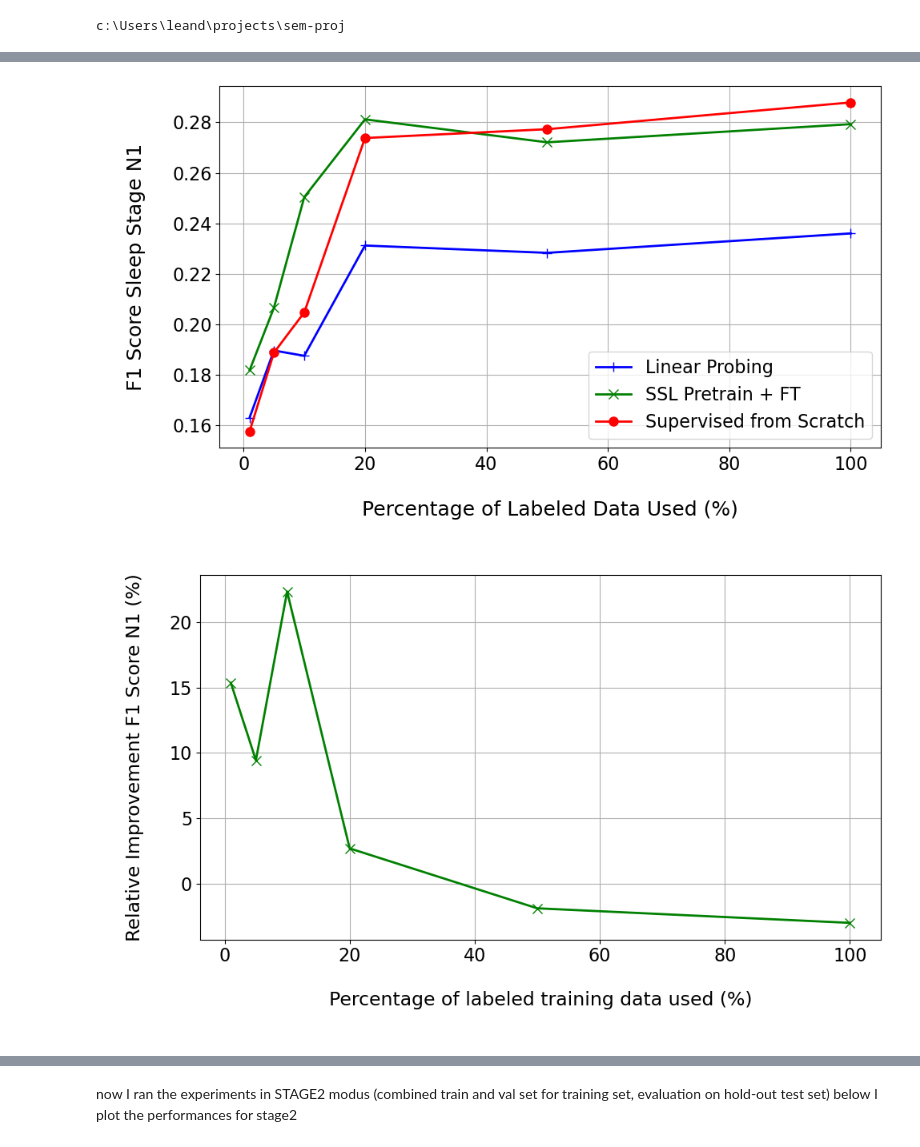
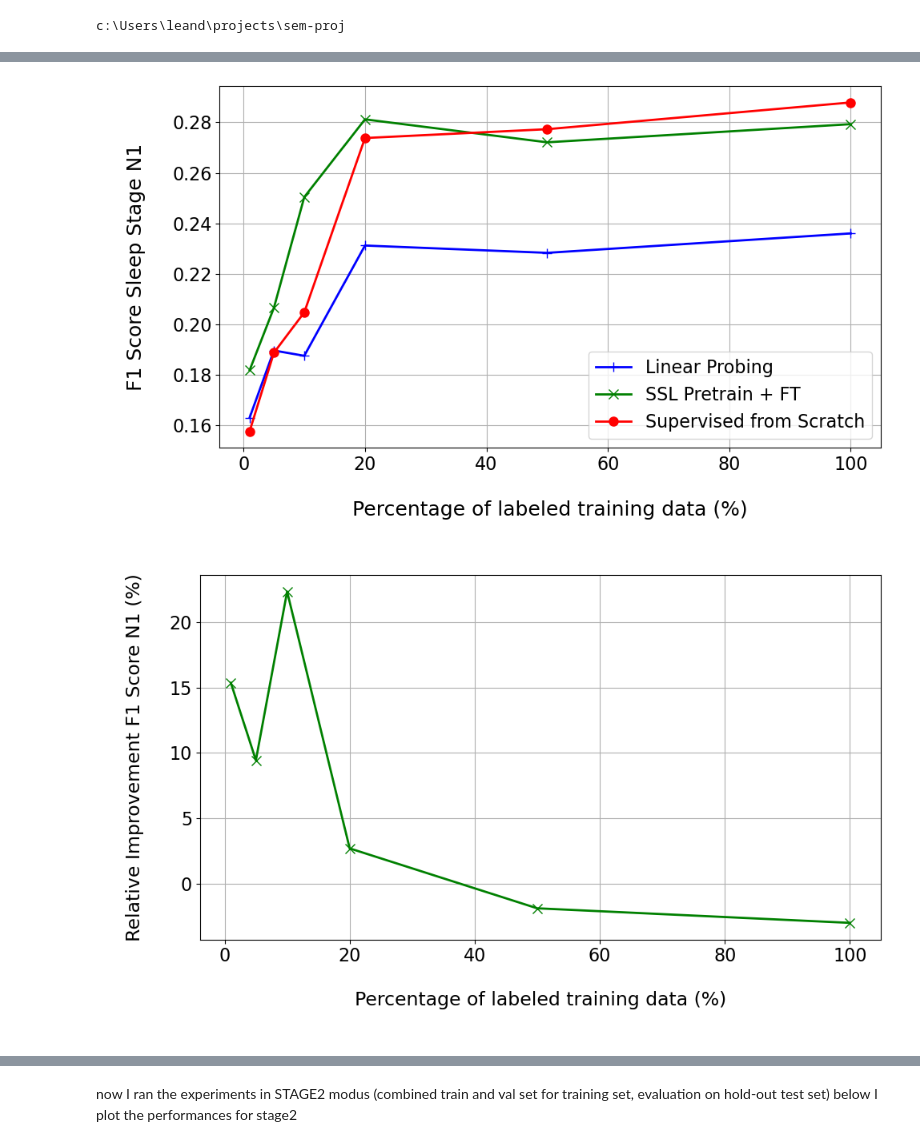
Before and after one commit to leandandre/sem-proj, a Jupyter notebook: scripts/plot_lin-probe_vs_finetuned_vs_fullysuperv-endtoend.ipynb, the cells around one changed output, grey strips where cells are left out. Drawn from its saved outputs; the diff is of its cells as text; code cells hidden in the pictures.

```diff
--- a/scripts/plot_lin-probe_vs_finetuned_vs_fullysuperv-endtoend.ipynb
+++ b/scripts/plot_lin-probe_vs_finetuned_vs_fullysuperv-endtoend.ipynb
@@ -66,37 +66,37 @@ n1_finetuned = [0.1818, 0.2065, 0.2504, 0.2812, 0.2721, 0.2793]
 n1_fullysuperv = [0.1576, 0.1887, 0.2047, 0.2738, 0.2773, 0.2879]
 
 plt.figure(figsize=(10, 6))
 plt.plot(p, n1_linprobe, marker='+', linewidth=2, markersize=8, label='Linear Probing', color='blue')
 plt.plot(p, n1_finetuned, marker='x', linewidth=2, markersize=8, label='SSL Pretrain + FT', color='green')
 plt.plot(p, n1_fullysuperv, marker='o', linewidth=2, markersize=8, label='Supervised from Scratch', color='red')
-plt.xlabel('\nPercentage of Labeled Data Used (%)\n', fontsize=18)
+plt.xlabel('\nPercentage of labeled training data (%)\n', fontsize=18)
 plt.ylabel('\nF1 Score Sleep Stage N1\n', fontsize=18)
 # plt.title('Linear Probing vs. SSL Fine-Tuning vs. Fully-Supervised End-to-End\n', fontsize=18)
 plt.legend(fontsize=16)
 plt.tick_params(axis='both', labelsize=16)
 plt.tight_layout()
 plt.grid(True)
 # plt.show()
 plt.savefig(TARGET_DIR / 'lin-probe_vs_finetuned_vs_fullysupervised_n1_stage1.pdf', dpi=300, bbox_inches='tight')
 
 # relative improvement plot for N1 STAGE1
 p = [0.01, 0.05, 0.1, 0.2, 0.5, 1.0]
 p = [x * 100 for x in p]  # convert to percentage
 rel_impr_finetuned_n1 =[]
 for fine, fully in zip(n1_finetuned, n1_fullysuperv):
     rel_impr_finetuned_n1.append((fine - fully) / fully * 100)
 plt.figure(figsize=(10, 6))
 plt.plot(p, rel_impr_finetuned_n1, marker='x', linewidth=2, markersize=8, color='green')
-plt.xlabel('\nPercentage of labeled training data used (%)\n', fontsize=17)
+plt.xlabel('\nPercentage of labeled training data (%)\n', fontsize=17)
 plt.ylabel('\nRelative Improvement F1 Score N1 (%)\n', fontsize=17)
 plt.tick_params(axis='both', labelsize=16)
 plt.tight_layout()
 plt.grid(True)
 # plt.show()
 plt.savefig(TARGET_DIR / 'finetuned_vs_fullysupervised_rel_impr_n1_ctx-free_stage1.pdf', dpi=300, bbox_inches='tight')
 # %% [output]
-[figure, old version]
+[figure, new version]
-[figure, old version]
+[figure, new version]
 # %%
 ### run if you want the context-sensitive model plot STAGE1 (GRU with L=20, stride=5)###
 ### context-sensitive model, these results are from the powerpoint SSL result week 12_01-19_01.pptx (!context-sensitive!) ###
```
Also changed, not shown: parts of 4 cells of this notebook, 36 other files.
